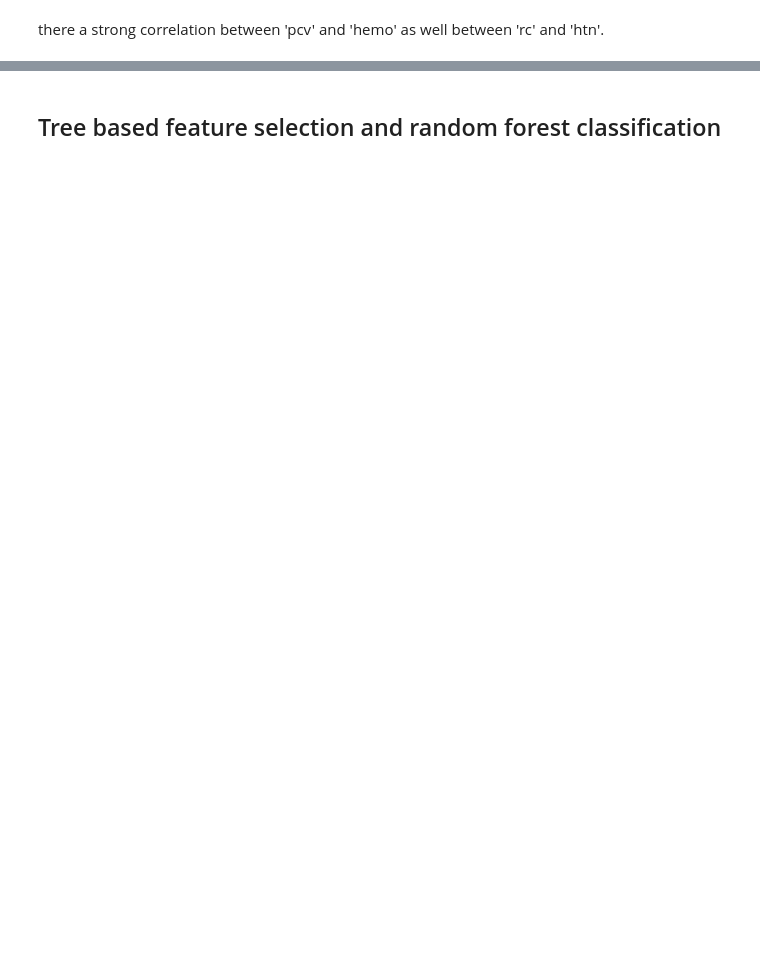
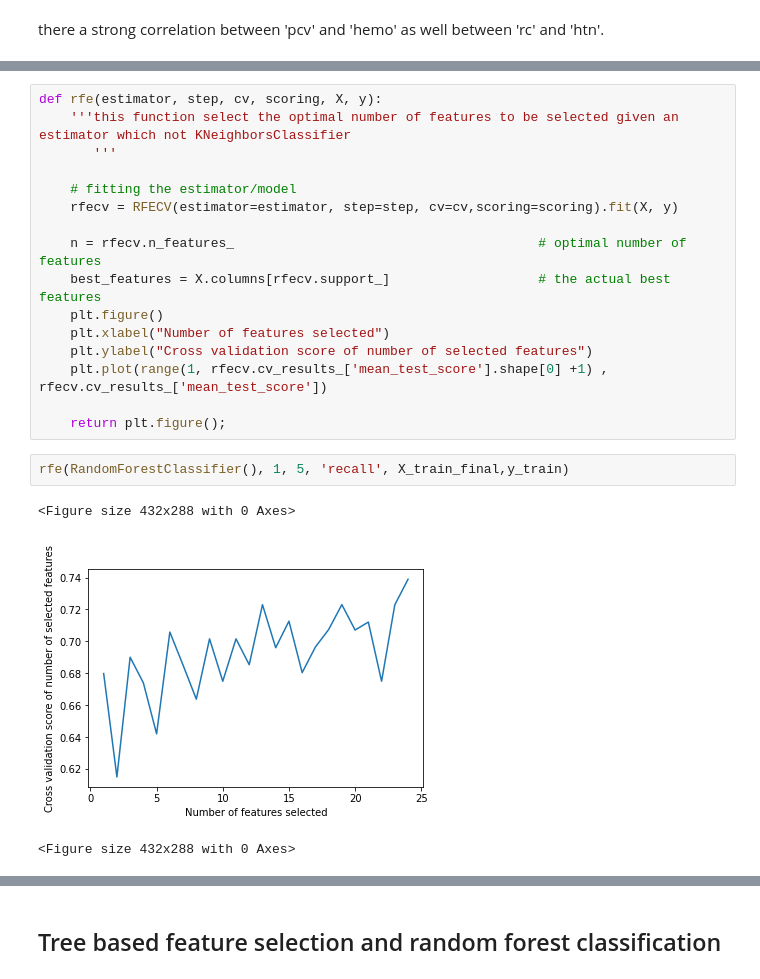
Before and after one commit to viiktoria/kidney_kids, a Jupyter notebook: kidney_kids/Model_evaluation.ipynb, the cells around one changed output, grey strips where cells are left out. Drawn from its saved outputs; the diff is of its cells as text; blank space fills up the shorter version.

Commit message:
all steps are written in fonctions format

```diff
--- a/kidney_kids/Model_evaluation.ipynb
+++ b/kidney_kids/Model_evaluation.ipynb
@@ -305,0 +290,22 @@ there a strong correlation between 'pcv' and 'hemo' as well between 'rc' and 'ht
+# %%
+def rfe(estimator, step, cv, scoring, X, y):
+    '''this function select the optimal number of features to be selected given an estimator which not KNeighborsClassifier
+       '''
+
+    # fitting the estimator/model
+    rfecv = RFECV(estimator=estimator, step=step, cv=cv,scoring=scoring).fit(X, y)
+
+    n = rfecv.n_features_                                       # optimal number of features
+    best_features = X.columns[rfecv.support_]                   # the actual best features
+    plt.figure()
+    plt.xlabel("Number of features selected")
+    plt.ylabel("Cross validation score of number of selected features")
+    plt.plot(range(1, rfecv.cv_results_['mean_test_score'].shape[0] +1) , rfecv.cv_results_['mean_test_score'])
+
+    return plt.figure();
+# %%
+rfe(RandomForestClassifier(), 1, 5, 'recall', X_train_final,y_train)
+# %% [output]
+<Figure size 432x288 with 0 Axes>
+[figure, added]
+<Figure size 432x288 with 0 Axes>
```
Also changed, not shown: parts of 41 cells of this notebook.
